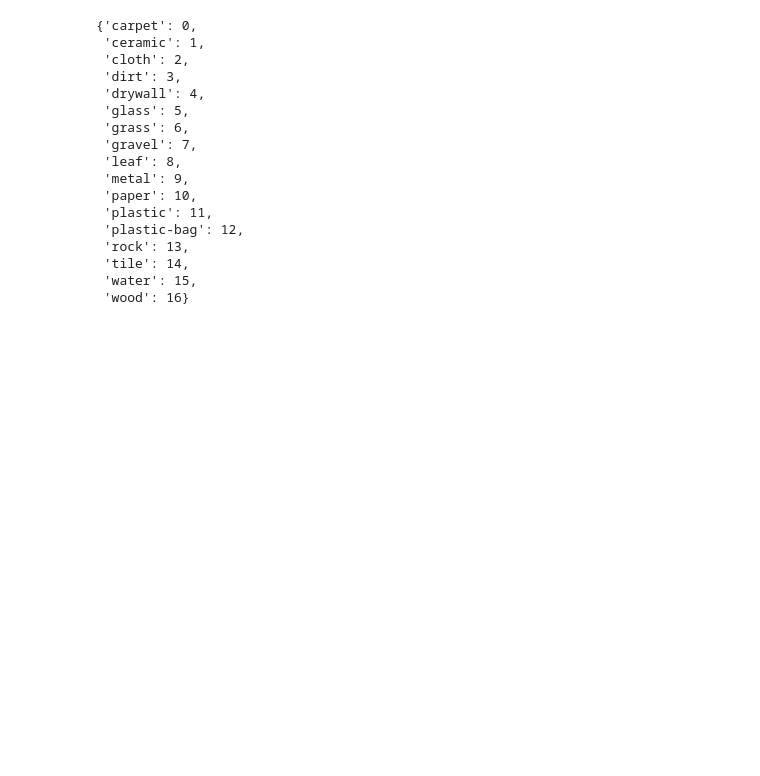
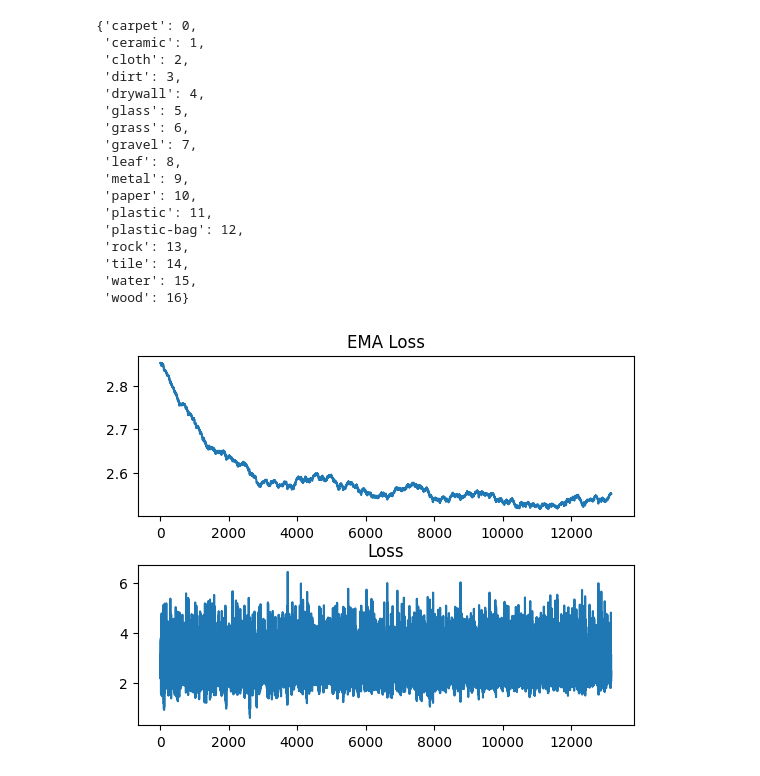
Before and after one commit to dwaitbhatt/MultiModalMaterialEstimation, a Jupyter notebook: greatest_hits.ipynb, the cells around one changed output. Cells and saved outputs as stored; diff of their text form; code cells hidden in the pictures; blank space fills up the shorter version.

```diff
--- a/greatest_hits.ipynb
+++ b/greatest_hits.ipynb
@@ -382,0 +386,21 @@ loader.dataset.material_names_dict
+# %%
+loss_hist = torch.load("loss_history.pth")
+loss_hist_ema = []
+l = loss_hist[0]
+a = 0.999
+for val in loss_hist:
+    l = a * l + (1 - a) * val
+    loss_hist_ema.append(l)
+# %%
+plt.subplot(2,1,1)
+plt.title("EMA Loss")
+plt.plot(loss_hist_ema)
+
+plt.subplot(2,1,2)
+plt.title("Loss")
+plt.plot(loss_hist)
+
+plt.subplots_adjust(hspace=0.3)
+plt.show()
+# %% [output]
+[figure, added]
```
Also changed, not shown: parts of 3 cells of this notebook, 2 other files.
